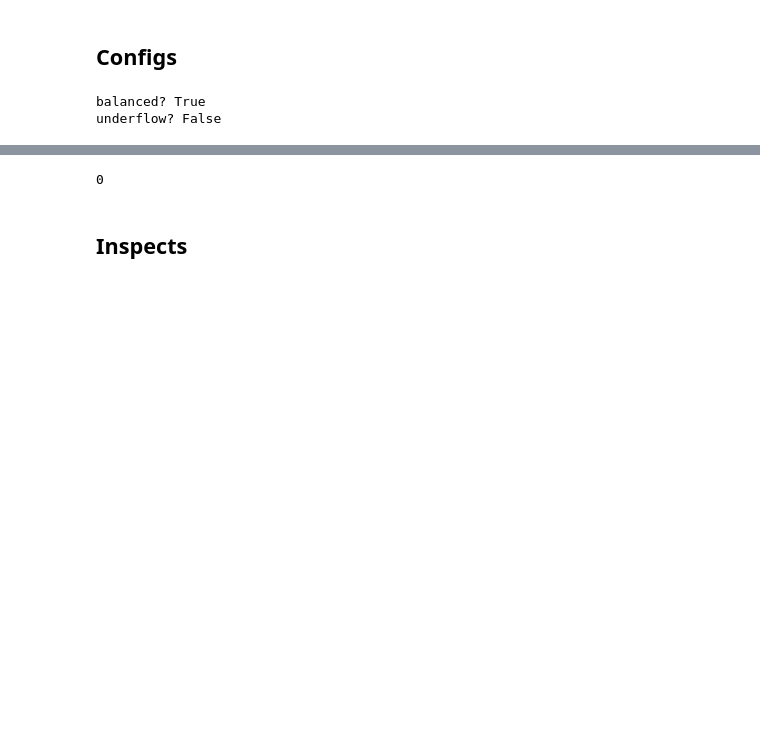
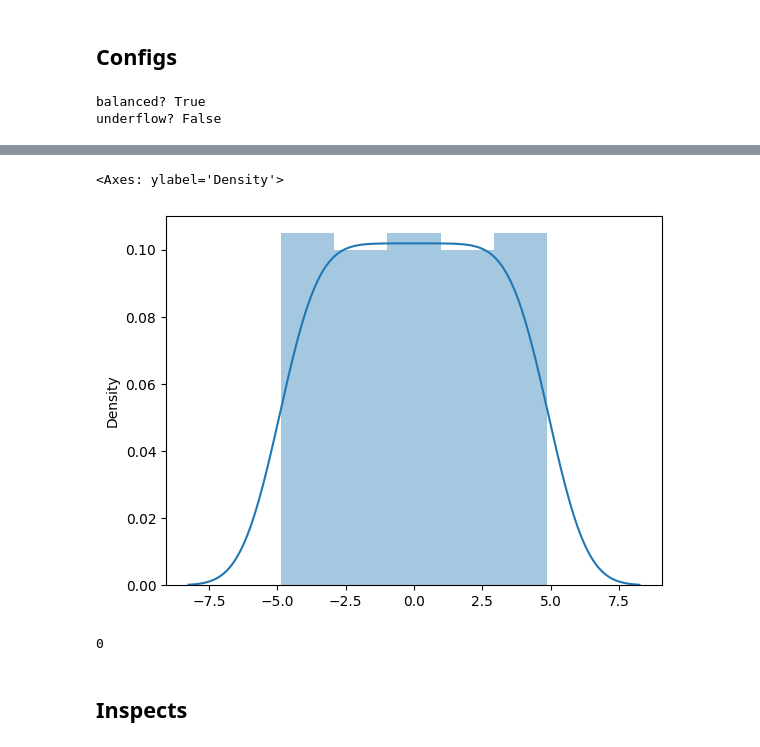
Before and after one commit to LinguisticAnomalies/DeconDTN, a Jupyter notebook: notebooks_xiruo/[demo] Split Function - Binary.ipynb, the cells around one changed output, grey strips where cells are left out. Cells and saved outputs as stored; diff of their text form; code cells hidden in the pictures; blank space fills up the shorter version.

```diff
--- a/notebooks_xiruo/[demo] Split Function - Binary.ipynb
+++ b/notebooks_xiruo/[demo] Split Function - Binary.ipynb
@@ -236,4 +236,11 @@ sns.distplot(np.log(alpha_test_ls) / np.log(base))
 [figure]
+# %%
+import seaborn as sns
+ax = sns.distplot(np.log(alpha_test_ls))
+ax.set_xlabel(r"$\alpha_test$")
+# %% [output]
+<Axes: ylabel='Density'>
+[figure, added]
 # %%
 numvals = 29
 alpha_range = np.exp2(np.arange(numvals))/np.power(2,numvals//2)
```
Also changed, not shown: parts of 3 cells of this notebook, 21 other files.
